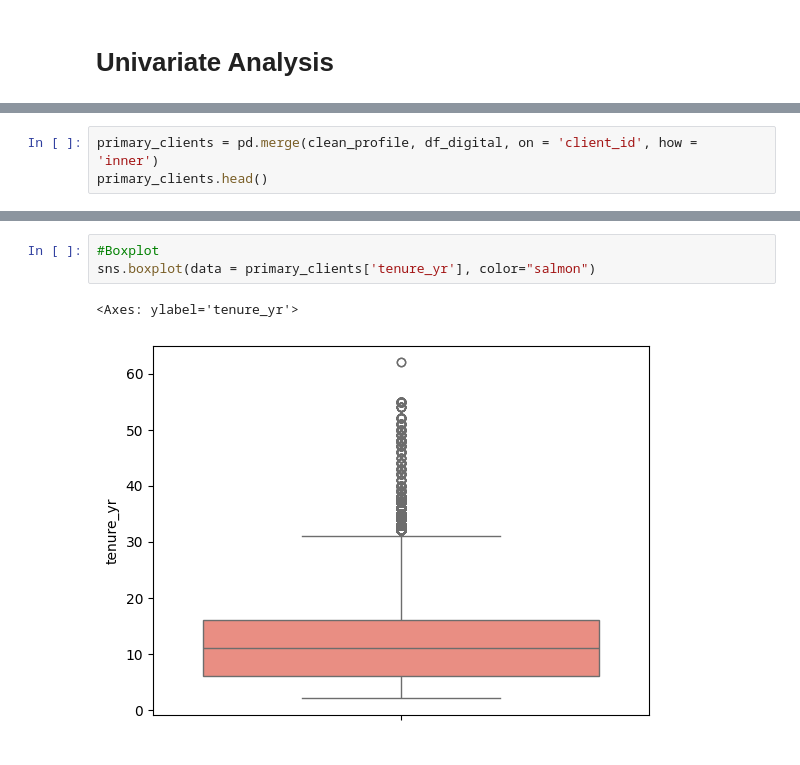
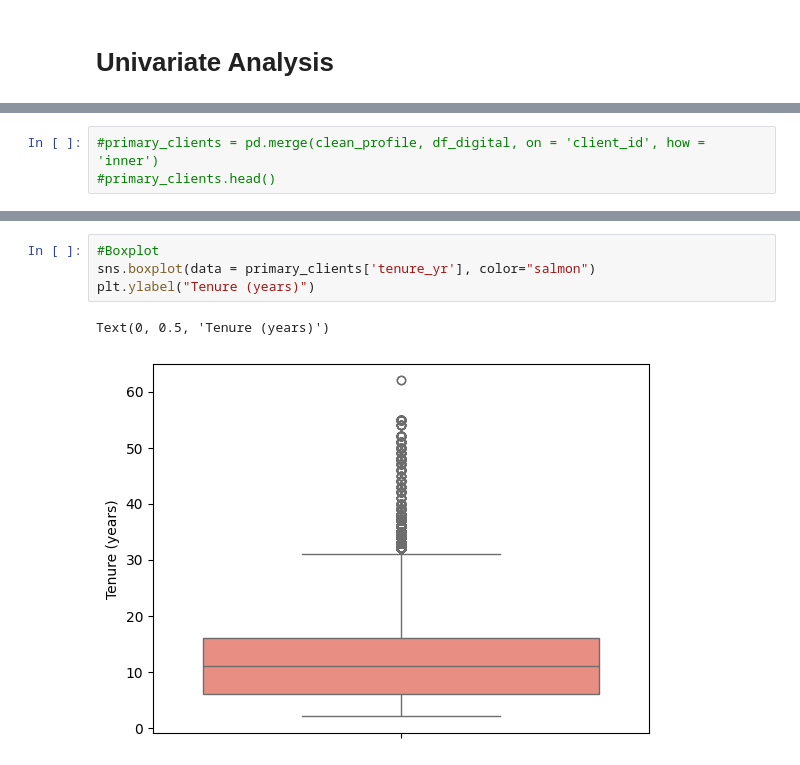
Before and after one commit to Ryanvandenakker/Vanguard_Project, a Jupyter notebook: notebooks/Vanguard Project.ipynb, the cells around one changed output, grey strips where cells are left out. Saved outputs shown, nothing was run; the diff lists cells and outputs as text.

```diff
--- a/notebooks/Vanguard Project.ipynb
+++ b/notebooks/Vanguard Project.ipynb
@@ -242,5 +274,5 @@ clean_profile.describe()
 | 75% | 7.483074e+06 | 16.000000 | 192.000000 | 59.000000 | 2.000000 | 1.375461e+05 | 6.000000 | 7.000000 |
 | max | 9.999839e+06 | 62.000000 | 749.000000 | 96.000000 | 8.000000 | 1.632004e+07 | 7.000000 | 9.000000 |
 # %%
-primary_clients = pd.merge(clean_profile, df_digital, on = 'client_id', how = 'inner')
-primary_clients.head()
+#primary_clients = pd.merge(clean_profile, df_digital, on = 'client_id', how = 'inner')
+#primary_clients.head()
@@ -329,6 +344,7 @@ sns.histplot(primary_clients['tenure_yr'], kde = True, bins = 20, color = 'salmo
 # %%
 #Boxplot
 sns.boxplot(data = primary_clients['tenure_yr'], color="salmon")
+plt.ylabel("Tenure (years)")
 # %% [output]
-<Axes: ylabel='tenure_yr'>
+Text(0, 0.5, 'Tenure (years)')
-[figure, old version]
+[figure, new version]
```
Also changed, not shown: parts of 27 cells of this notebook.
